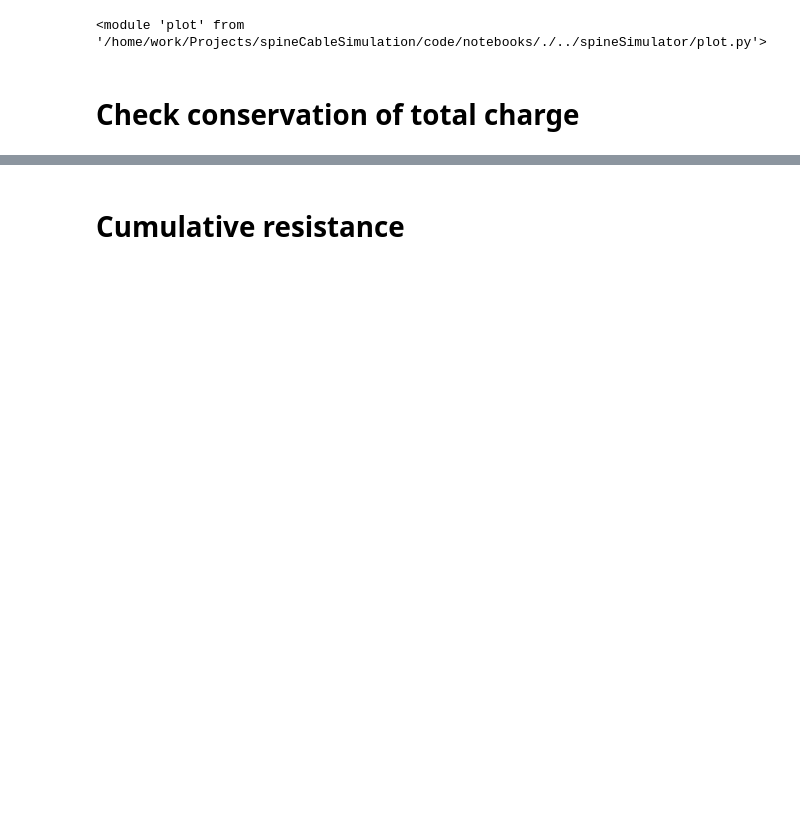
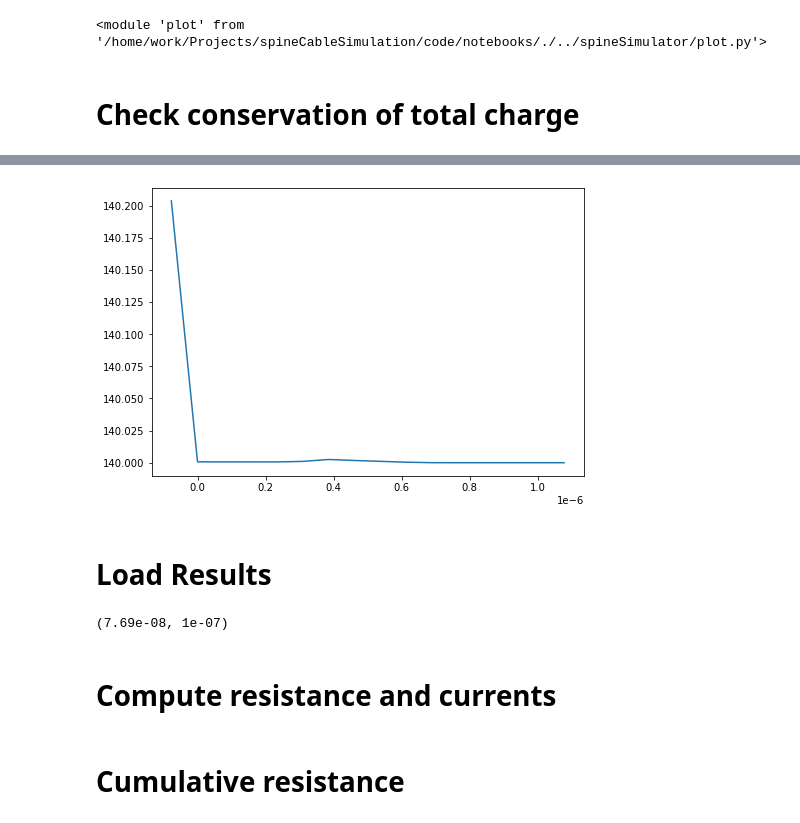
Before and after one commit to feblmu/Eberhardt2024Ion-concentration, a Jupyter notebook: notebooks/analyze_full_run.ipynb, the cells around one changed output, grey strips where cells are left out. Saved outputs shown, nothing was run; the diff lists cells and outputs as text; code cells hidden in the pictures; blank space fills up the shorter version.

```diff
--- a/notebooks/analyze_full_run.ipynb
+++ b/notebooks/analyze_full_run.ipynb
@@ -23,0 +24,41 @@ plot.ax_electroneutrality_head(fig, pos, 'experiment_1')
+# %%
+reload(plot)
+fig = plt.figure()
+pos = [0,0,1,1]
+plot.ax_electroneutrality_main_axis(fig, pos, 'test_run', 1)
+# %% [output]
+[figure, added]
+# %% [markdown]
+# Load Results
+# %%
+file_name = 'test_run'
+t_i = 100
+results = plot.load_results(file_name)
+x = results['x']
+t = results['t']
+a = results['a']
+phi = results['phi']
+c_Na = results['c_Na']
+c_K = results['c_K']
+c_Cl = results['c_Cl']
+
+# param_set = results['parameters'] TODO
+param_set = 'equal_diffusion'
+params = parameter_sets[param_set]
+
+dx = np.unique(np.round(x[1:] - x[:-1],10))
+if dx.size > 1:
+    raise Exception('no regular grid')
+else:
+    dx = dx[0]
+
+dt = np.unique(np.round(t[1:] - t[:-1],10))
+if dx.size > 1:
+    raise Exception('no regular grid')
+else:
+    dt = dt[0]
+dx, dt
+# %% [output]
+(7.69e-08, 1e-07)
+# %% [markdown]
+# Compute resistance and currents
```
Also changed, not shown: parts of 12 cells of this notebook, 3 other files.
